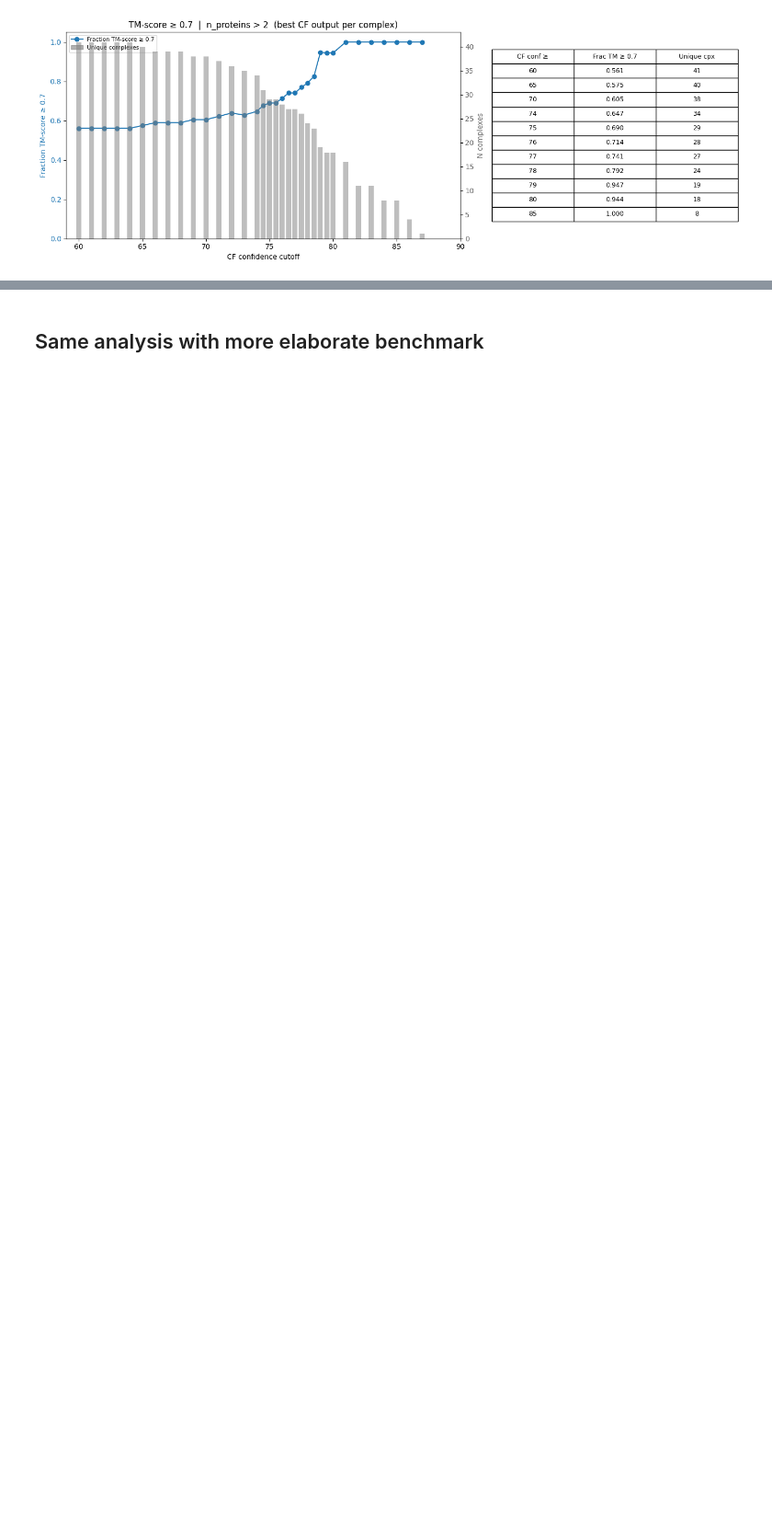
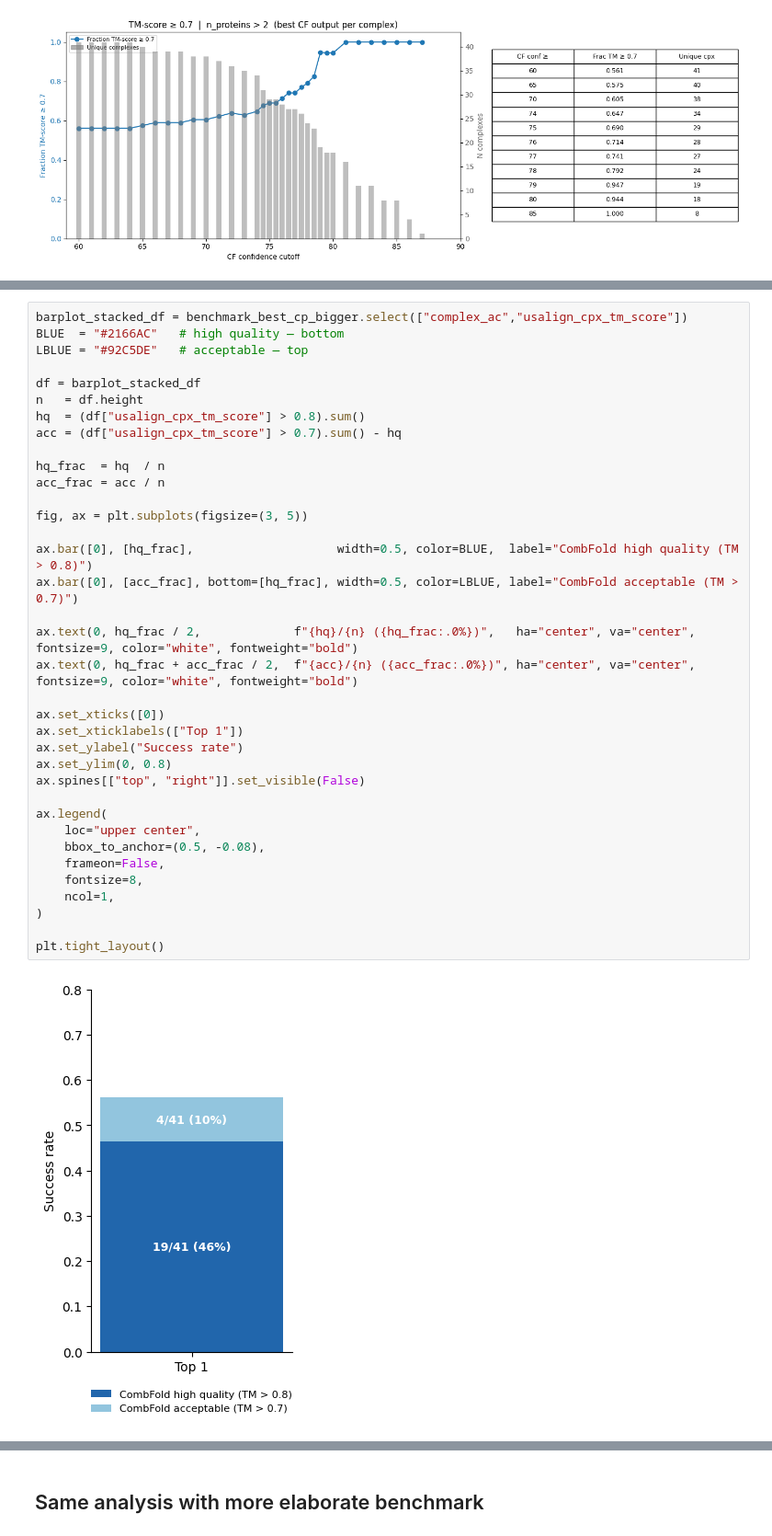
Before and after one commit to Kim-Dammer/master_thesis, a Jupyter notebook: notebooks/16_grant_number.ipynb, the cells around one changed output, grey strips where cells are left out. Shown at 92% size. Cells and saved outputs as stored; diff of their text form; blank space fills up the shorter version.

```diff
--- a/notebooks/16_grant_number.ipynb
+++ b/notebooks/16_grant_number.ipynb
@@ -143,0 +241,38 @@ plt.show()
+# %%
+barplot_stacked_df = benchmark_best_cp_bigger.select(["complex_ac","usalign_cpx_tm_score"])
+BLUE  = "#2166AC"   # high quality — bottom
+LBLUE = "#92C5DE"   # acceptable — top
+
+df = barplot_stacked_df
+n   = df.height
+hq  = (df["usalign_cpx_tm_score"] > 0.8).sum()
+acc = (df["usalign_cpx_tm_score"] > 0.7).sum() - hq
+
+hq_frac  = hq  / n
+acc_frac = acc / n
+
+fig, ax = plt.subplots(figsize=(3, 5))
+
+ax.bar([0], [hq_frac],                    width=0.5, color=BLUE,  label="CombFold high quality (TM > 0.8)")
+ax.bar([0], [acc_frac], bottom=[hq_frac], width=0.5, color=LBLUE, label="CombFold acceptable (TM > 0.7)")
+
+ax.text(0, hq_frac / 2,             f"{hq}/{n} ({hq_frac:.0%})",   ha="center", va="center", fontsize=9, color="white", fontweight="bold")
+ax.text(0, hq_frac + acc_frac / 2,  f"{acc}/{n} ({acc_frac:.0%})", ha="center", va="center", fontsize=9, color="white", fontweight="bold")
+
+ax.set_xticks([0])
+ax.set_xticklabels(["Top 1"])
+ax.set_ylabel("Success rate")
+ax.set_ylim(0, 0.8)
+ax.spines[["top", "right"]].set_visible(False)
+
+ax.legend(
+    loc="upper center",
+    bbox_to_anchor=(0.5, -0.08),
+    frameon=False,
+    fontsize=8,
+    ncol=1,
+)
+
+plt.tight_layout()
+# %% [output]
+[figure, added]
```
Also changed, not shown: parts of 21 cells of this notebook, 9 other files.
